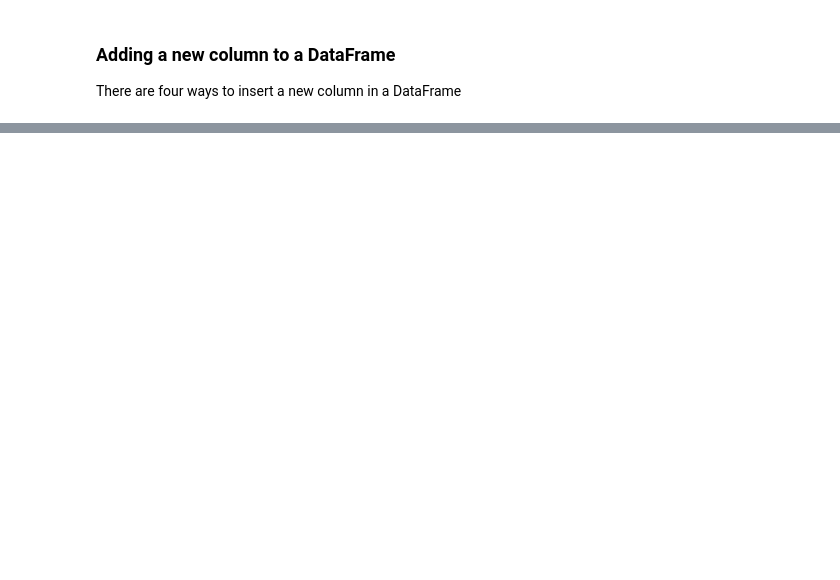
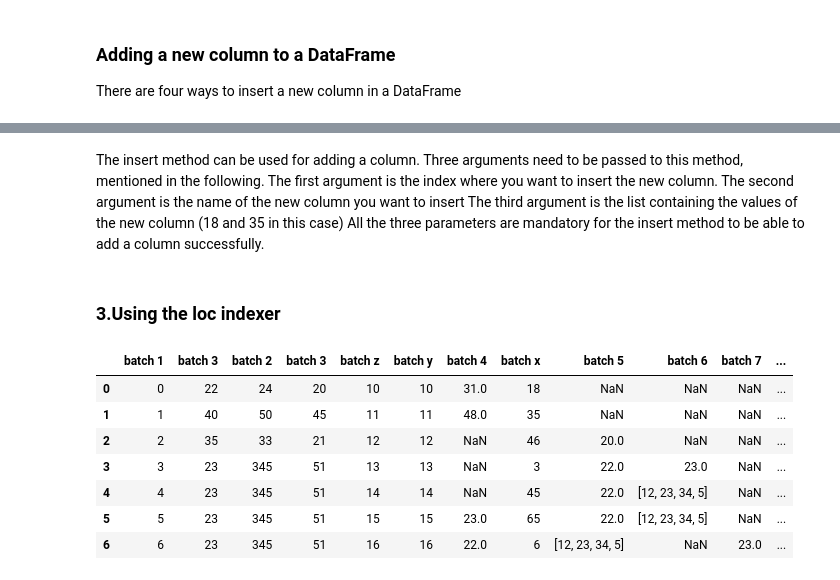
Before and after one commit to svkarthik86/Advanced-python, a Jupyter notebook: PandasLec.ipynb, the cells around one changed output, grey strips where cells are left out. Drawn from its saved outputs; the diff is of its cells as text; code cells hidden in the pictures; blank space fills up the shorter version.

```diff
--- a/PandasLec.ipynb
+++ b/PandasLec.ipynb
@@ -811,0 +1069,21 @@ from a DataFrame
+# %% [markdown]
+The insert method can be used for adding a column. Three arguments need to be passed to this method, mentioned in the following.
+The first argument is the index where you want to insert the new column.
+The second argument is the name of the new column you want to insert
+The third argument is the list containing the values of the new column (18 and 35 in this case)
+All the three parameters are mandatory for the insert method to be able to add a column successfully.
+# %% [markdown]
+### 3.Using the loc indexer
+# %%
+import numpy as np
+combined_ages.loc[:,'batch 1']=np.arange(7) # if Column is exist it will overwrite the data else create new column
+combined_ages
+# %% [output]
+|  | batch 1 | batch 3 | batch 2 | batch 3 | batch z | batch y | batch 4 | batch x | batch 5 | batch 6 | batch 7 | ... |
+| 0 | 0 | 22 | 24 | 20 | 10 | 10 | 31.0 | 18 | NaN | NaN | NaN | ... |
+| 1 | 1 | 40 | 50 | 45 | 11 | 11 | 48.0 | 35 | NaN | NaN | NaN | ... |
+| 2 | 2 | 35 | 33 | 21 | 12 | 12 | NaN | 46 | 20.0 | NaN | NaN | ... |
+| 3 | 3 | 23 | 345 | 51 | 13 | 13 | NaN | 3 | 22.0 | 23.0 | NaN | ... |
+| 4 | 4 | 23 | 345 | 51 | 14 | 14 | NaN | 45 | 22.0 | [12, 23, 34, 5] | NaN | ... |
+| 5 | 5 | 23 | 345 | 51 | 15 | 15 | 23.0 | 65 | 22.0 | [12, 23, 34, 5] | NaN | ... |
+| 6 | 6 | 23 | 345 | 51 | 16 | 16 | 22.0 | 6 | [12, 23, 34, 5] | NaN | 23.0 | ... |
```
Also changed, not shown: parts of 121 cells of this notebook.
